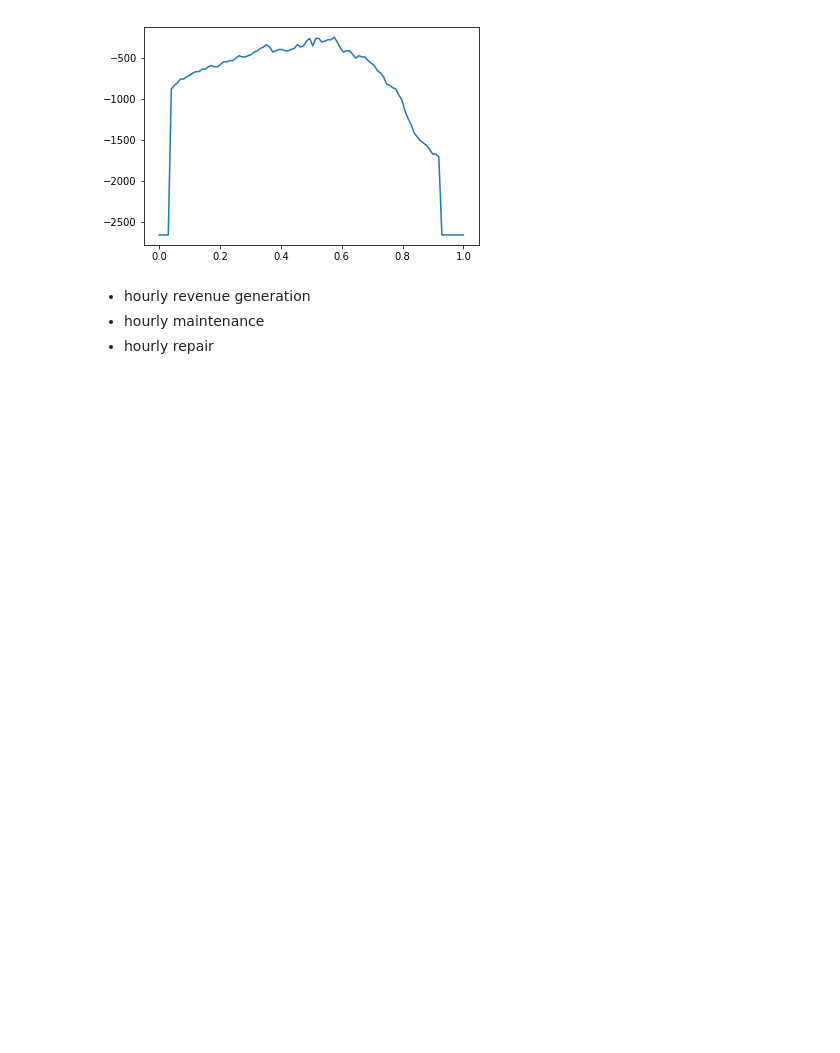
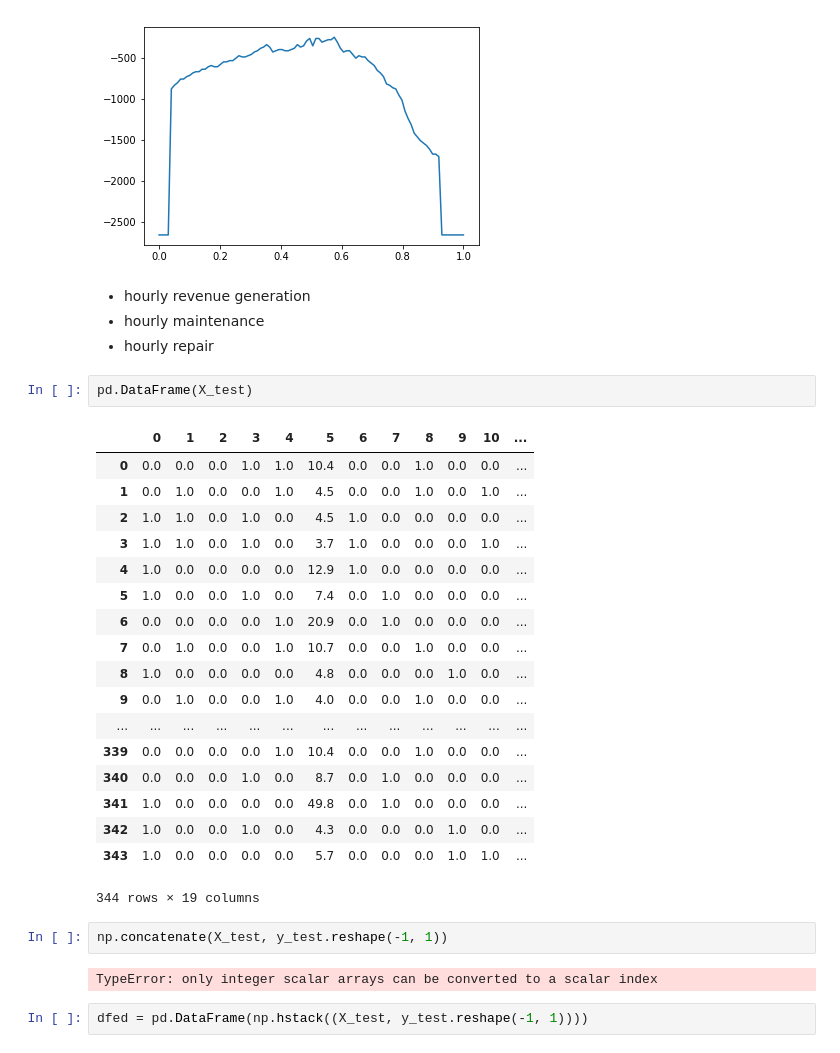
Before and after one commit to kurtrm/predicting_equipment_failure, a Jupyter notebook: notebooks/final_model_characteristics.ipynb, the cells around one changed output. Cells and saved outputs as stored; diff of their text form; blank space fills up the shorter version.

```diff
--- a/notebooks/final_model_characteristics.ipynb
+++ b/notebooks/final_model_characteristics.ipynb
@@ -290,3 +290,30 @@ plt.plot(*generate_profit_curve(np.array([[-5, -20], [-5,  10]]),
 - hourly revenue generation
 - hourly maintenance
 - hourly repair
+# %%
+pd.DataFrame(X_test)
+# %% [output]
+|  | 0 | 1 | 2 | 3 | 4 | 5 | 6 | 7 | 8 | 9 | 10 | ... |
+| 0 | 0.0 | 0.0 | 0.0 | 1.0 | 1.0 | 10.4 | 0.0 | 0.0 | 1.0 | 0.0 | 0.0 | ... |
+| 1 | 0.0 | 1.0 | 0.0 | 0.0 | 1.0 | 4.5 | 0.0 | 0.0 | 1.0 | 0.0 | 1.0 | ... |
+| 2 | 1.0 | 1.0 | 0.0 | 1.0 | 0.0 | 4.5 | 1.0 | 0.0 | 0.0 | 0.0 | 0.0 | ... |
+| 3 | 1.0 | 1.0 | 0.0 | 1.0 | 0.0 | 3.7 | 1.0 | 0.0 | 0.0 | 0.0 | 1.0 | ... |
+| 4 | 1.0 | 0.0 | 0.0 | 0.0 | 0.0 | 12.9 | 1.0 | 0.0 | 0.0 | 0.0 | 0.0 | ... |
+| 5 | 1.0 | 0.0 | 0.0 | 1.0 | 0.0 | 7.4 | 0.0 | 1.0 | 0.0 | 0.0 | 0.0 | ... |
+| 6 | 0.0 | 0.0 | 0.0 | 0.0 | 1.0 | 20.9 | 0.0 | 1.0 | 0.0 | 0.0 | 0.0 | ... |
+| 7 | 0.0 | 1.0 | 0.0 | 0.0 | 1.0 | 10.7 | 0.0 | 0.0 | 1.0 | 0.0 | 0.0 | ... |
+| 8 | 1.0 | 0.0 | 0.0 | 0.0 | 0.0 | 4.8 | 0.0 | 0.0 | 0.0 | 1.0 | 0.0 | ... |
+| 9 | 0.0 | 1.0 | 0.0 | 0.0 | 1.0 | 4.0 | 0.0 | 0.0 | 1.0 | 0.0 | 0.0 | ... |
+| ... | ... | ... | ... | ... | ... | ... | ... | ... | ... | ... | ... | ... |
+| 339 | 0.0 | 0.0 | 0.0 | 0.0 | 1.0 | 10.4 | 0.0 | 0.0 | 1.0 | 0.0 | 0.0 | ... |
+| 340 | 0.0 | 0.0 | 0.0 | 1.0 | 0.0 | 8.7 | 0.0 | 1.0 | 0.0 | 0.0 | 0.0 | ... |
+| 341 | 1.0 | 0.0 | 0.0 | 0.0 | 0.0 | 49.8 | 0.0 | 1.0 | 0.0 | 0.0 | 0.0 | ... |
+| 342 | 1.0 | 0.0 | 0.0 | 1.0 | 0.0 | 4.3 | 0.0 | 0.0 | 0.0 | 1.0 | 0.0 | ... |
+| 343 | 1.0 | 0.0 | 0.0 | 0.0 | 0.0 | 5.7 | 0.0 | 0.0 | 0.0 | 1.0 | 1.0 | ... |
+344 rows × 19 columns
+# %%
+np.concatenate(X_test, y_test.reshape(-1, 1))
+# %% [output]
+TypeError: only integer scalar arrays can be converted to a scalar index
+# %%
+dfed = pd.DataFrame(np.hstack((X_test, y_test.reshape(-1, 1))))
```
Also changed, not shown: parts of 2 cells of this notebook, 2 other files.
